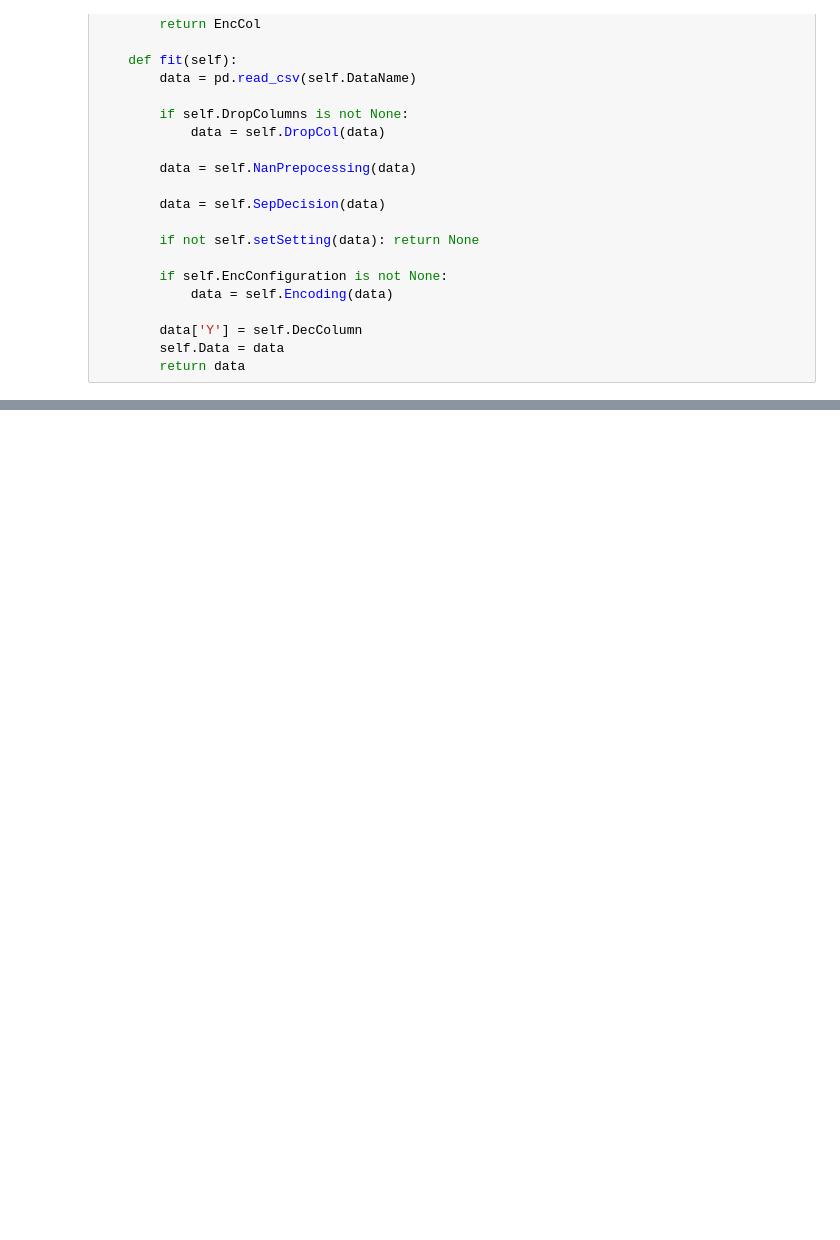
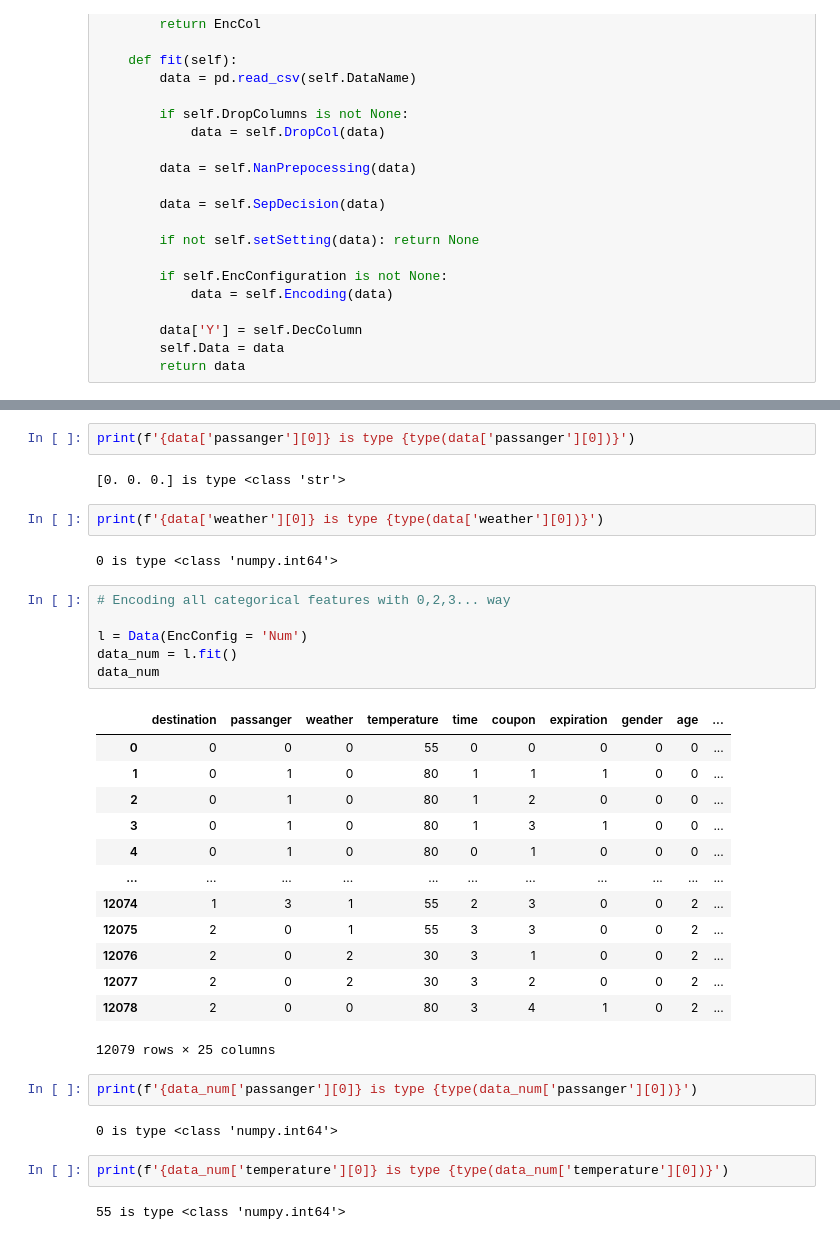
Before and after one commit to TarasKutsyk/Data-Analytics-Project, a Jupyter notebook: Data_class.ipynb, the cells around one changed output, grey strips where cells are left out. Saved outputs shown, nothing was run; the diff lists cells and outputs as text; blank space fills up the shorter version.

```diff
--- a/Data_class.ipynb
+++ b/Data_class.ipynb
@@ -111,0 +149,36 @@ data
+# %%
+print(f'{data['passanger'][0]} is type {type(data['passanger'][0])}')
+# %% [output]
+[0. 0. 0.] is type <class 'str'>
+# %%
+print(f'{data['weather'][0]} is type {type(data['weather'][0])}')
+# %% [output]
+0 is type <class 'numpy.int64'>
+# %%
+# Encoding all categorical features with 0,2,3... way
+
+l = Data(EncConfig = 'Num')
+data_num = l.fit()
+data_num
+# %% [output]
+|  | destination | passanger | weather | temperature | time | coupon | expiration | gender | age | ... |
+| 0 | 0 | 0 | 0 | 55 | 0 | 0 | 0 | 0 | 0 | ... |
+| 1 | 0 | 1 | 0 | 80 | 1 | 1 | 1 | 0 | 0 | ... |
+| 2 | 0 | 1 | 0 | 80 | 1 | 2 | 0 | 0 | 0 | ... |
+| 3 | 0 | 1 | 0 | 80 | 1 | 3 | 1 | 0 | 0 | ... |
+| 4 | 0 | 1 | 0 | 80 | 0 | 1 | 0 | 0 | 0 | ... |
+| ... | ... | ... | ... | ... | ... | ... | ... | ... | ... | ... |
+| 12074 | 1 | 3 | 1 | 55 | 2 | 3 | 0 | 0 | 2 | ... |
+| 12075 | 2 | 0 | 1 | 55 | 3 | 3 | 0 | 0 | 2 | ... |
+| 12076 | 2 | 0 | 2 | 30 | 3 | 1 | 0 | 0 | 2 | ... |
+| 12077 | 2 | 0 | 2 | 30 | 3 | 2 | 0 | 0 | 2 | ... |
+| 12078 | 2 | 0 | 0 | 80 | 3 | 4 | 1 | 0 | 2 | ... |
+12079 rows × 25 columns
+# %%
+print(f'{data_num['passanger'][0]} is type {type(data_num['passanger'][0])}')
+# %% [output]
+0 is type <class 'numpy.int64'>
+# %%
+print(f'{data_num['temperature'][0]} is type {type(data_num['temperature'][0])}')
+# %% [output]
+55 is type <class 'numpy.int64'>
```
Also changed, not shown: parts of 4 cells of this notebook.
